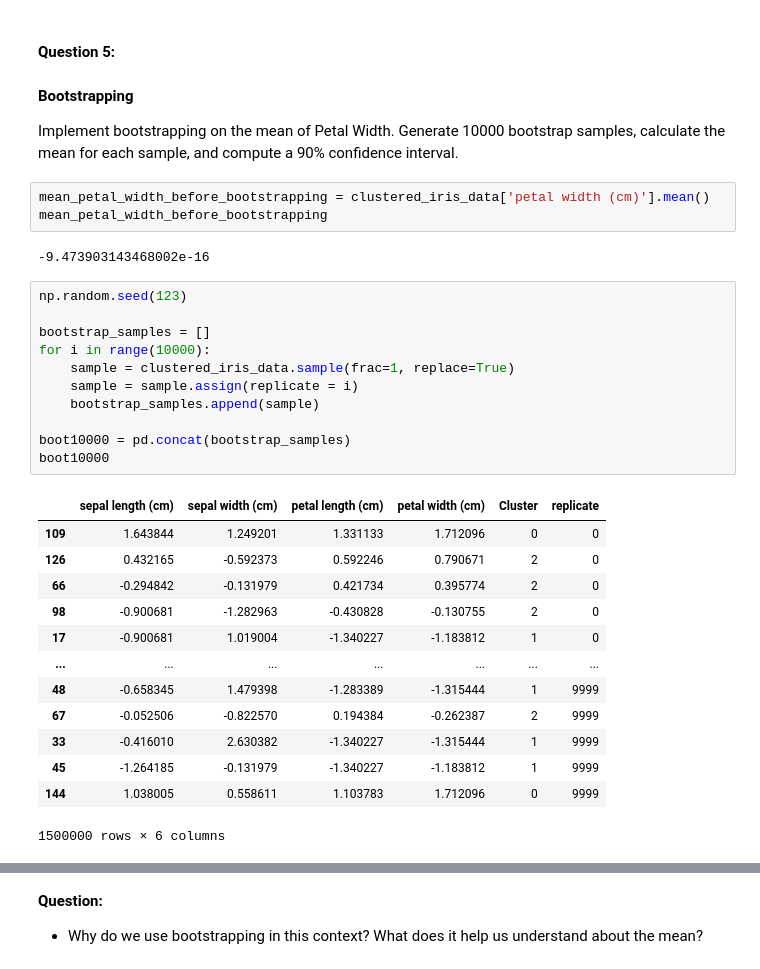
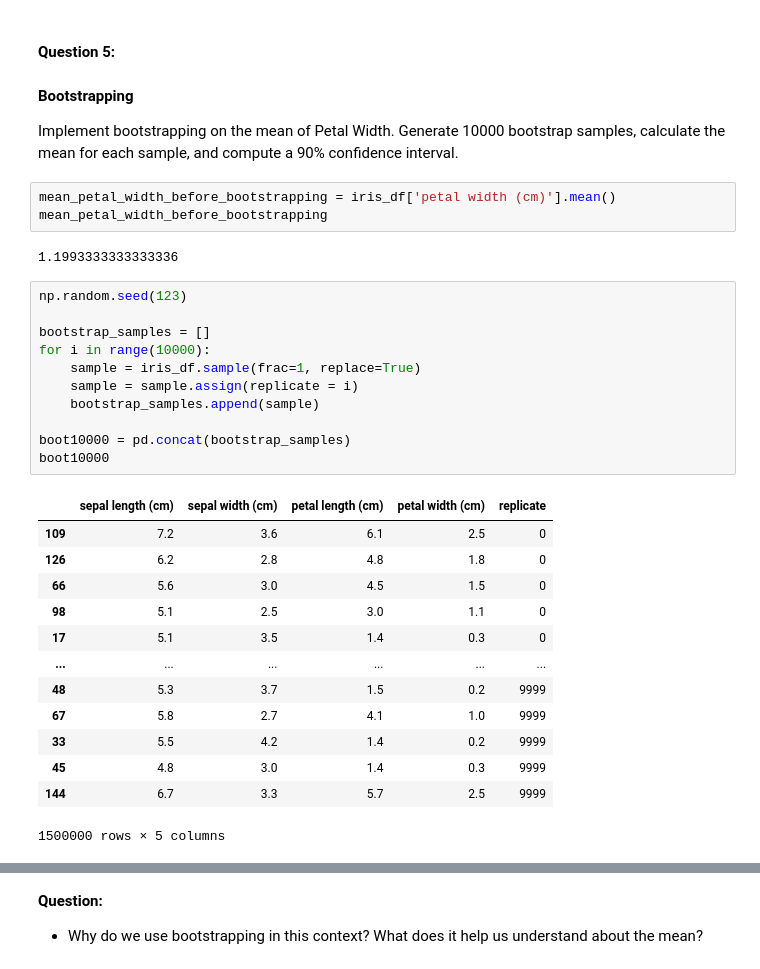
Before and after one commit to shyeolekar5/lcr, a Jupyter notebook: 02_activities/assignments/assignment_3.ipynb, the cells around one changed output, grey strips where cells are left out. Cells and saved outputs as stored; diff of their text form.

Commit message:
bootstrapping updated

```diff
--- a/02_activities/assignments/assignment_3.ipynb
+++ b/02_activities/assignments/assignment_3.ipynb
@@ -201,35 +201,35 @@ We chose `k=3` for the number of clusters arbitrarily. However, in a real-world
 
 Implement bootstrapping on the mean of Petal Width. Generate 10000 bootstrap samples, calculate the mean for each sample, and compute a 90% confidence interval.
 # %%
-mean_petal_width_before_bootstrapping = clustered_iris_data['petal width (cm)'].mean()
+mean_petal_width_before_bootstrapping = iris_df['petal width (cm)'].mean()
 mean_petal_width_before_bootstrapping
 # %% [output]
--9.473903143468002e-16
+1.1993333333333336
 # %%
 np.random.seed(123)
 
 bootstrap_samples = []
 for i in range(10000):
-    sample = clustered_iris_data.sample(frac=1, replace=True)
+    sample = iris_df.sample(frac=1, replace=True)
     sample = sample.assign(replicate = i)
     bootstrap_samples.append(sample)
 
 boot10000 = pd.concat(bootstrap_samples)
 boot10000
 # %% [output]
-|  | sepal length (cm) | sepal width (cm) | petal length (cm) | petal width (cm) | Cluster | replicate |
-| 109 | 1.643844 | 1.249201 | 1.331133 | 1.712096 | 0 | 0 |
-| 126 | 0.432165 | -0.592373 | 0.592246 | 0.790671 | 2 | 0 |
-| 66 | -0.294842 | -0.131979 | 0.421734 | 0.395774 | 2 | 0 |
-| 98 | -0.900681 | -1.282963 | -0.430828 | -0.130755 | 2 | 0 |
-| 17 | -0.900681 | 1.019004 | -1.340227 | -1.183812 | 1 | 0 |
-| ... | ... | ... | ... | ... | ... | ... |
-| 48 | -0.658345 | 1.479398 | -1.283389 | -1.315444 | 1 | 9999 |
-| 67 | -0.052506 | -0.822570 | 0.194384 | -0.262387 | 2 | 9999 |
-| 33 | -0.416010 | 2.630382 | -1.340227 | -1.315444 | 1 | 9999 |
-| 45 | -1.264185 | -0.131979 | -1.340227 | -1.183812 | 1 | 9999 |
-| 144 | 1.038005 | 0.558611 | 1.103783 | 1.712096 | 0 | 9999 |
+|  | sepal length (cm) | sepal width (cm) | petal length (cm) | petal width (cm) | replicate |
+| 109 | 7.2 | 3.6 | 6.1 | 2.5 | 0 |
+| 126 | 6.2 | 2.8 | 4.8 | 1.8 | 0 |
+| 66 | 5.6 | 3.0 | 4.5 | 1.5 | 0 |
+| 98 | 5.1 | 2.5 | 3.0 | 1.1 | 0 |
+| 17 | 5.1 | 3.5 | 1.4 | 0.3 | 0 |
+| ... | ... | ... | ... | ... | ... |
+| 48 | 5.3 | 3.7 | 1.5 | 0.2 | 9999 |
+| 67 | 5.8 | 2.7 | 4.1 | 1.0 | 9999 |
+| 33 | 5.5 | 4.2 | 1.4 | 0.2 | 9999 |
+| 45 | 4.8 | 3.0 | 1.4 | 0.3 | 9999 |
+| 144 | 6.7 | 3.3 | 5.7 | 2.5 | 9999 |
-1500000 rows × 6 columns
+1500000 rows × 5 columns
 # %%
 mean_petal_width = boot10000.groupby('replicate')['petal width (cm)'].mean().reset_index(name='mean_petal_width')
 mean_petal_width
```
Also changed, not shown: parts of 4 cells of this notebook.
